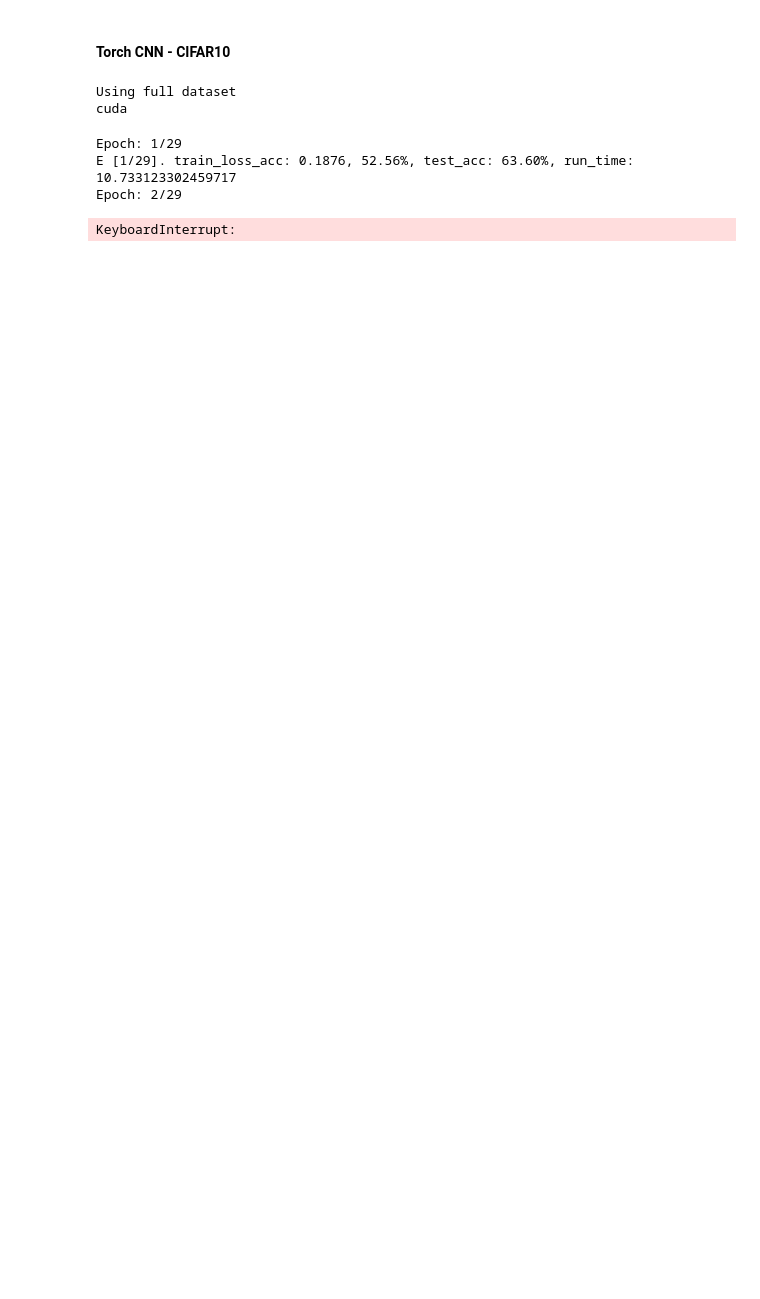
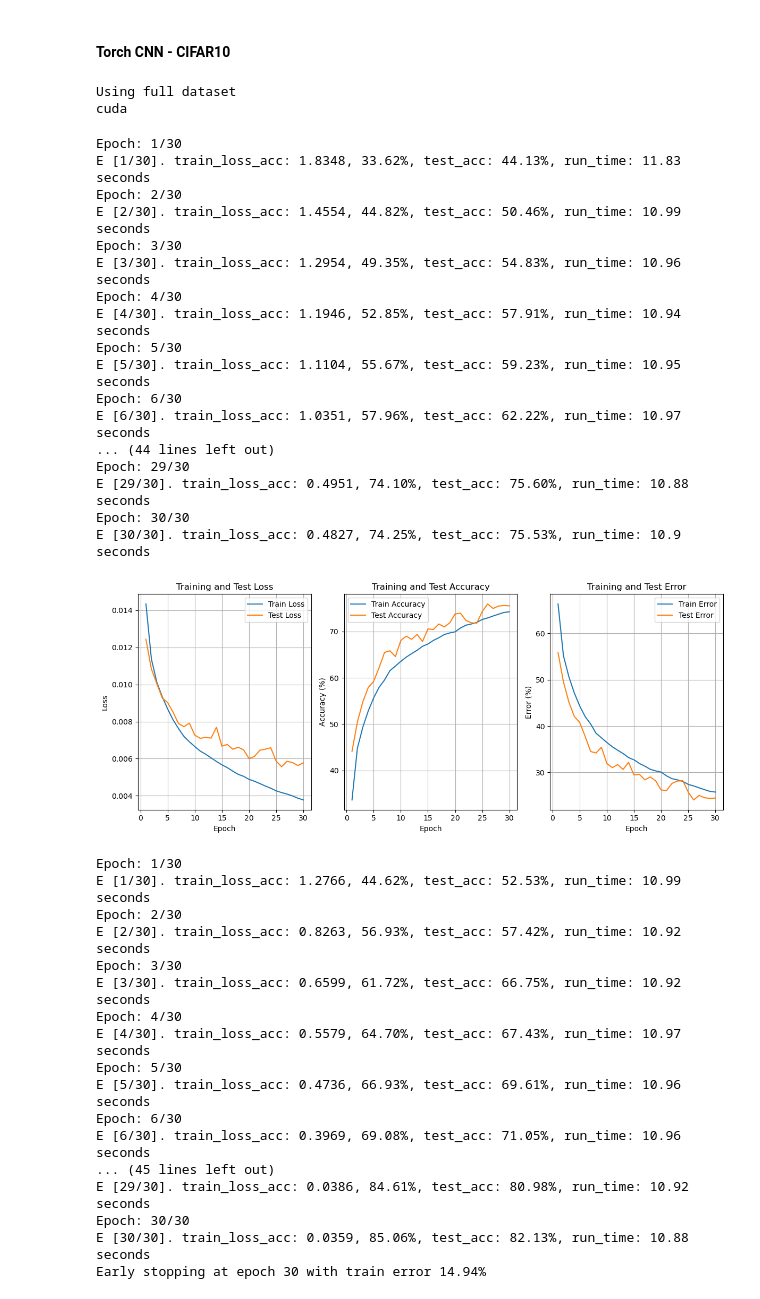
Before and after one commit to tuanna712/IndStudy5840, a Jupyter notebook: W08/fista_multi/run_fista_mult.ipynb, the cells around one changed output. Saved outputs shown, nothing was run; the diff lists cells and outputs as text; code cells hidden in the pictures; blank space fills up the shorter version.

```diff
--- a/W08/fista_multi/run_fista_mult.ipynb
+++ b/W08/fista_multi/run_fista_mult.ipynb
@@ -81,7 +81,7 @@ def save_performance(save_path,
         'run_time': run_times,
         'n_step': n_step
     }
-    with open(f'{save_path}/FISTA_v2_lr_{n_step}.json', 'w') as f:
+    with open(f'{save_path}/FISTA_5steps_lr_{n_step}.json', 'w') as f:
         json.dump(performance, f, indent=4)
 # %%
 def evaluate_model(model, criterion, test_loader=test_loader):
@@ -166,7 +166,7 @@ from optim.fista_multi_wo_prox import FISTA
 def modeling(n_epochs=100, lr=0.01, threshold=90):
     model = SimpleCNN().to(device)
     criterion = nn.CrossEntropyLoss()
-    optimizer = FISTA(model.parameters(), lr=lr)
+    optimizer = FISTA(model.parameters(), lr=lr, ministeps = 5)
 
     train_losses, test_losses, train_errs, test_errs, train_accs, test_accs, run_times = [], [], [], [], [], [], []
 
@@ -225,24 +225,55 @@ def modeling(n_epochs=100, lr=0.01, threshold=90):
 # %%
 import numpy as np
 from plot import metrics_plot
 
-n_epochs = 29
-threshold = 90
-lr = 0.1
-
-train_losses, test_losses, train_errs, test_errs, train_accs, test_accs, run_times = modeling(n_epochs=n_epochs,
-                                                                                          lr=lr,
-                                                                                          threshold=threshold,
-                                                                                         )
-save_path = f'epoch_scores'
-save_performance(save_path,
-                 train_losses, test_losses, train_errs,
-                 test_errs, train_accs, test_accs, run_times, n_step=lr,
-                 )
-actual_nepochs = len(train_losses)
-metrics_plot(actual_nepochs, train_losses, test_losses, train_accs, test_accs, train_errs, test_errs)
+n_epochs = 30
+threshold = 85
+lrs = [0.001, 0.005, 0.01, 0.05, 0.1, 0.15]
+for lr in lrs:
+    train_losses, test_losses, train_errs, test_errs, train_accs, test_accs, run_times = modeling(n_epochs=n_epochs,
+                                                                                              lr=lr,
+                                                                                              threshold=threshold,
+                                                                                             )
+    save_path = f'scores/E30T85'
+    save_performance(save_path,
+                     train_losses, test_losses, train_errs,
+                     test_errs, train_accs, test_accs, run_times, n_step=lr,
+                     )
+    actual_nepochs = len(train_losses)
+    metrics_plot(actual_nepochs, train_losses, test_losses, train_accs, test_accs, train_errs, test_errs)
 # %% [output]
-Epoch: 1/29
-E [1/29]. train_loss_acc: 0.1876, 52.56%, test_acc: 63.60%, run_time: 10.733123302459717
-Epoch: 2/29
+Epoch: 1/30
+E [1/30]. train_loss_acc: 1.8348, 33.62%, test_acc: 44.13%, run_time: 11.83 seconds
+Epoch: 2/30
+E [2/30]. train_loss_acc: 1.4554, 44.82%, test_acc: 50.46%, run_time: 10.99 seconds
+Epoch: 3/30
+E [3/30]. train_loss_acc: 1.2954, 49.35%, test_acc: 54.83%, run_time: 10.96 seconds
+Epoch: 4/30
+E [4/30]. train_loss_acc: 1.1946, 52.85%, test_acc: 57.91%, run_time: 10.94 seconds
+Epoch: 5/30
+E [5/30]. train_loss_acc: 1.1104, 55.67%, test_acc: 59.23%, run_time: 10.95 seconds
+Epoch: 6/30
+E [6/30]. train_loss_acc: 1.0351, 57.96%, test_acc: 62.22%, run_time: 10.97 seconds
+... (44 lines left out)
+Epoch: 29/30
+E [29/30]. train_loss_acc: 0.4951, 74.10%, test_acc: 75.60%, run_time: 10.88 seconds
+Epoch: 30/30
+E [30/30]. train_loss_acc: 0.4827, 74.25%, test_acc: 75.53%, run_time: 10.9 seconds
+[figure, added]
-KeyboardInterrupt:
+Epoch: 1/30
+E [1/30]. train_loss_acc: 1.2766, 44.62%, test_acc: 52.53%, run_time: 10.99 seconds
+Epoch: 2/30
+E [2/30]. train_loss_acc: 0.8263, 56.93%, test_acc: 57.42%, run_time: 10.92 seconds
+Epoch: 3/30
+E [3/30]. train_loss_acc: 0.6599, 61.72%, test_acc: 66.75%, run_time: 10.92 seconds
+Epoch: 4/30
+E [4/30]. train_loss_acc: 0.5579, 64.70%, test_acc: 67.43%, run_time: 10.97 seconds
+Epoch: 5/30
+E [5/30]. train_loss_acc: 0.4736, 66.93%, test_acc: 69.61%, run_time: 10.96 seconds
+Epoch: 6/30
+E [6/30]. train_loss_acc: 0.3969, 69.08%, test_acc: 71.05%, run_time: 10.96 seconds
+... (45 lines left out)
+E [29/30]. train_loss_acc: 0.0386, 84.61%, test_acc: 80.98%, run_time: 10.92 seconds
+Epoch: 30/30
+E [30/30]. train_loss_acc: 0.0359, 85.06%, test_acc: 82.13%, run_time: 10.88 seconds
+Early stopping at epoch 30 with train error 14.94%
```
Also changed, not shown: parts of 4 cells of this notebook, 16 other files.
